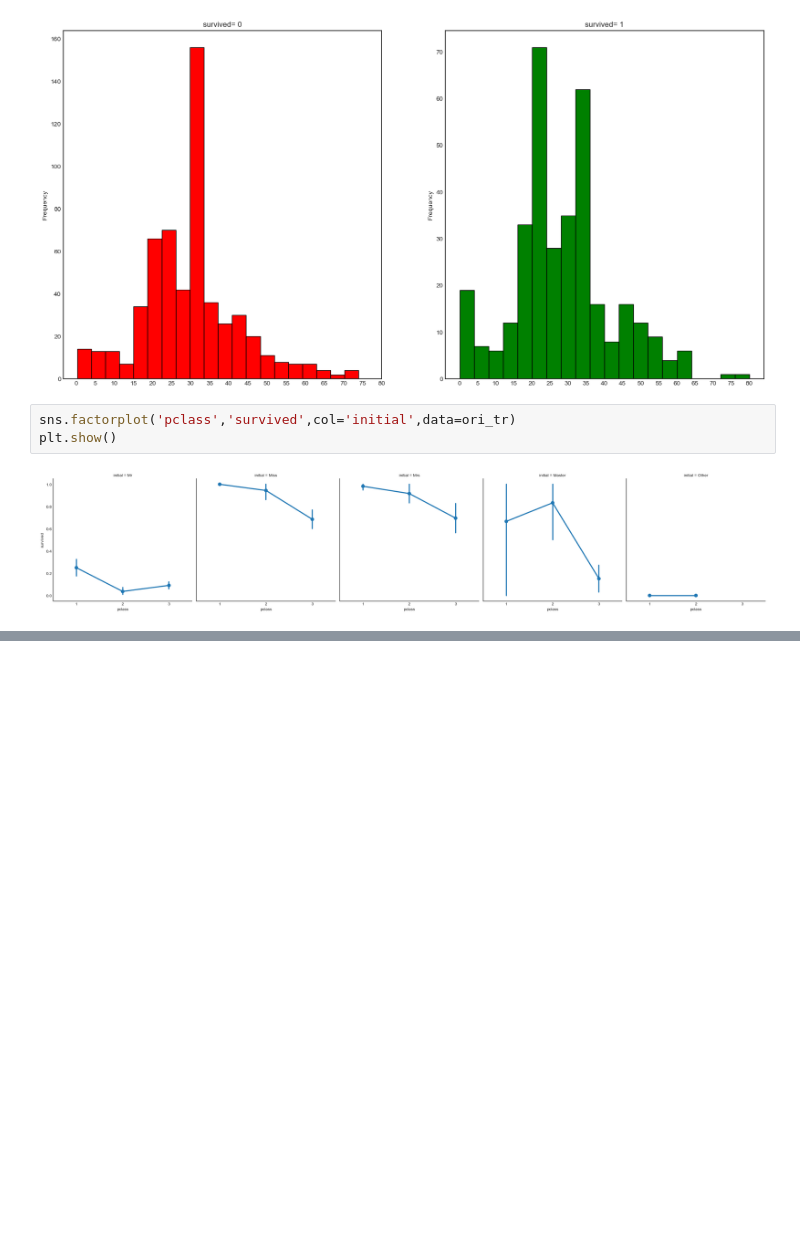
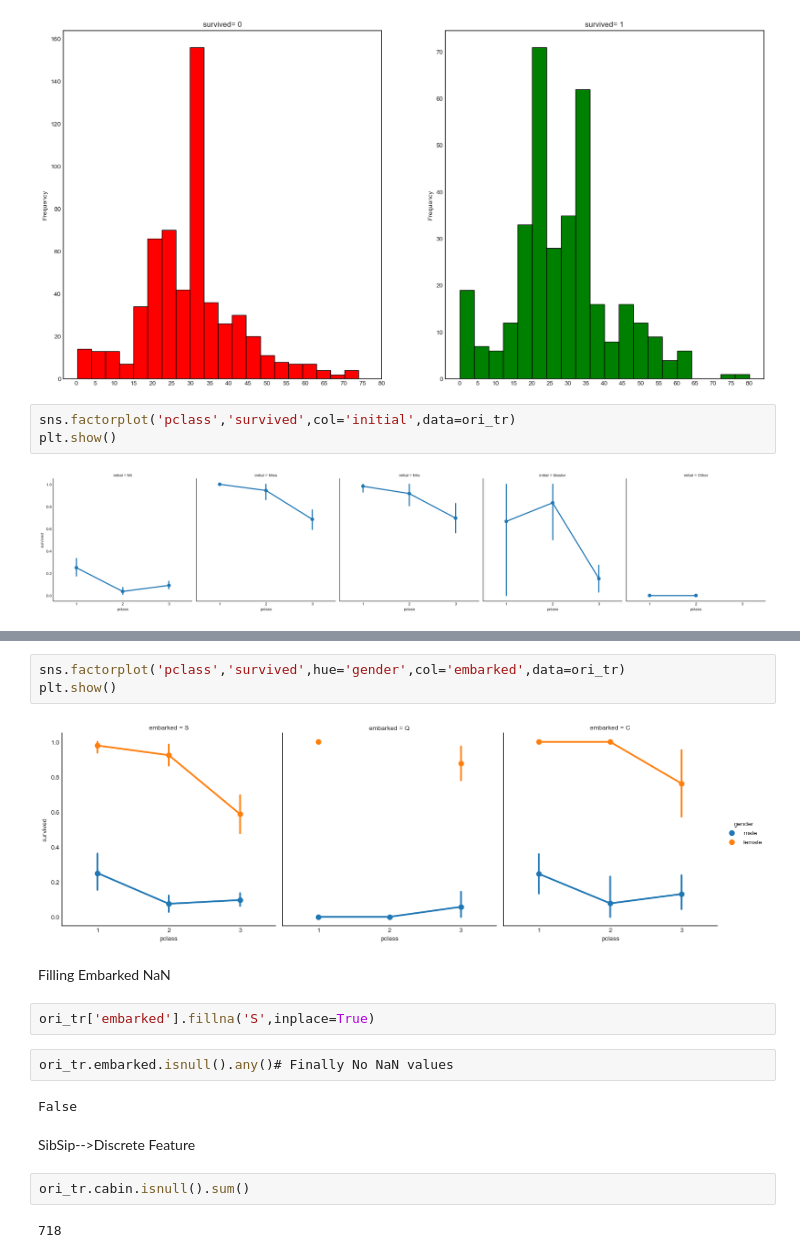
Before and after one commit to seohyun1119/pythonbasic, a Jupyter notebook: mini_project(2)/titanic3.ipynb, the cells around one changed output, grey strips where cells are left out. Drawn from its saved outputs; the diff is of its cells as text; blank space fills up the shorter version.

```diff
--- a/mini_project(2)/titanic3.ipynb
+++ b/mini_project(2)/titanic3.ipynb
@@ -292,0 +350,19 @@ pd.crosstab([data.Embarked,data.Pclass],[data.Sex,data.Survived],margins=True).s
+# %%
+sns.factorplot('pclass','survived',hue='gender',col='embarked',data=ori_tr)
+plt.show()
+# %% [output]
+[figure, added]
+# %% [markdown]
+Filling Embarked NaN
+# %%
+ori_tr['embarked'].fillna('S',inplace=True)
+# %%
+ori_tr.embarked.isnull().any()# Finally No NaN values
+# %% [output]
+False
+# %% [markdown]
+SibSip-->Discrete Feature
+# %%
+ori_tr.cabin.isnull().sum()
+# %% [output]
+718
```
Also changed, not shown: parts of 38 cells of this notebook, 1 other file.
